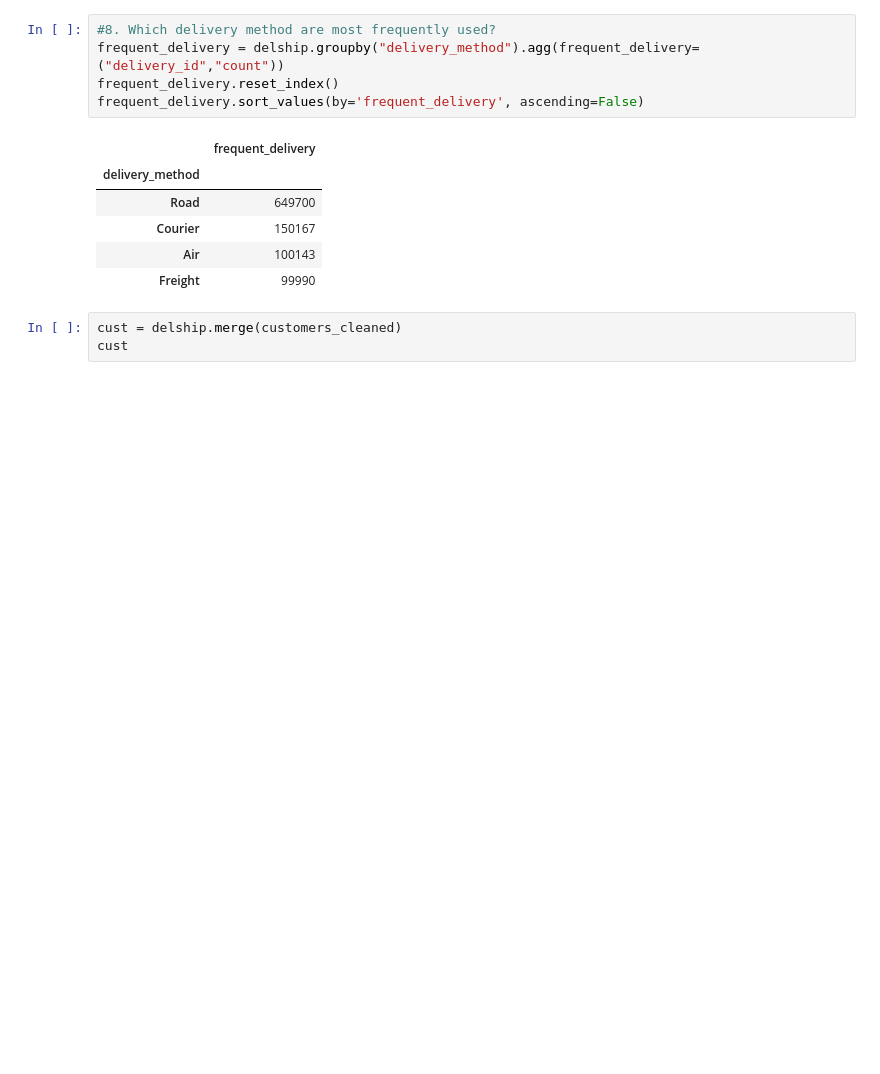
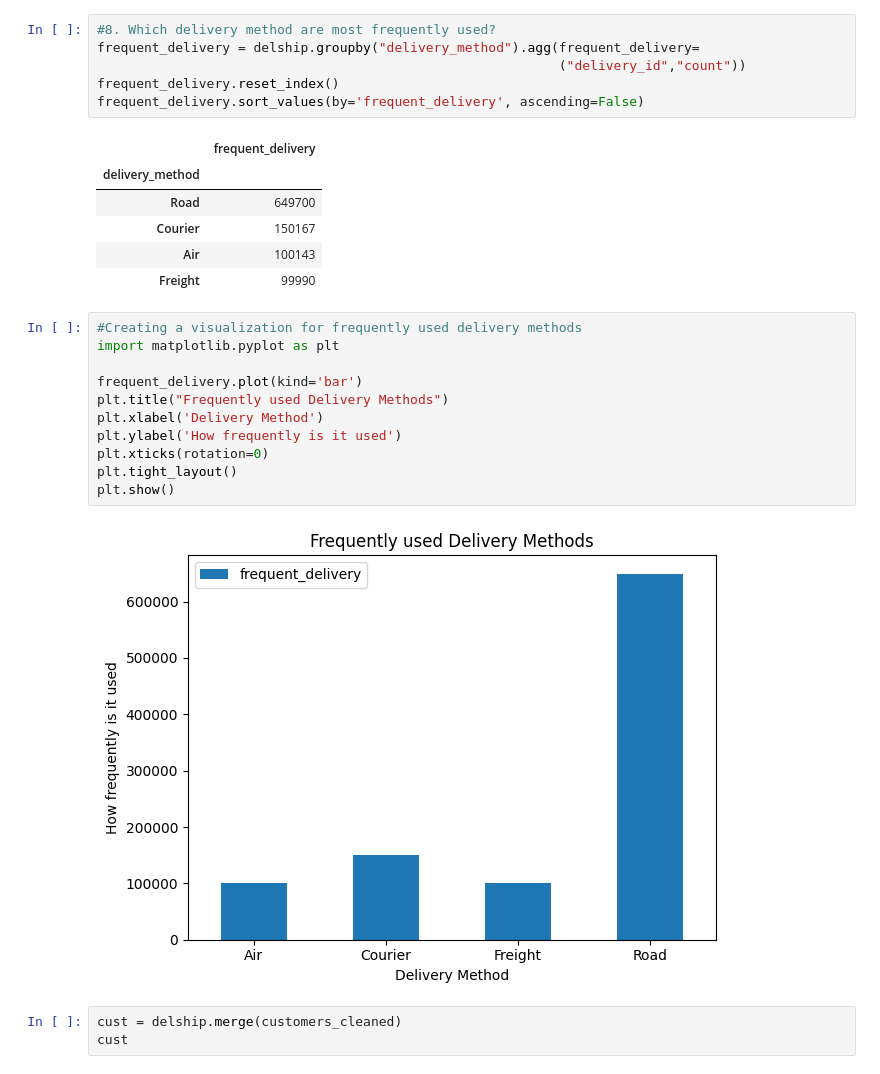
Before and after one commit to jilyanga2/Logistics-And-Delivery-Intelligence, a Jupyter notebook: feature-engineering.ipynb, the cells around one changed output. Saved outputs shown, nothing was run; the diff lists cells and outputs as text; blank space fills up the shorter version.

```diff
--- a/feature-engineering.ipynb
+++ b/feature-engineering.ipynb
@@ -836,7 +850,8 @@ delship = pd.merge(
 )
 # %%
 #8. Which delivery method are most frequently used?
-frequent_delivery = delship.groupby("delivery_method").agg(frequent_delivery=("delivery_id","count"))
+frequent_delivery = delship.groupby("delivery_method").agg(frequent_delivery=
+                                                           ("delivery_id","count"))
 frequent_delivery.reset_index()
 frequent_delivery.sort_values(by='frequent_delivery', ascending=False)
 # %% [output]
@@ -846,6 +861,19 @@ frequent_delivery.sort_values(by='frequent_delivery', ascending=False)
 | Courier | 150167 |
 | Air | 100143 |
 | Freight | 99990 |
+# %%
+#Creating a visualization for frequently used delivery methods
+import matplotlib.pyplot as plt
+
+frequent_delivery.plot(kind='bar')
+plt.title("Frequently used Delivery Methods")
+plt.xlabel('Delivery Method')
+plt.ylabel('How frequently is it used')
+plt.xticks(rotation=0)
+plt.tight_layout()
+plt.show()
+# %% [output]
+[figure, added]
 # %%
 cust = delship.merge(customers_cleaned)
 cust
```
Also changed, not shown: parts of 20 cells of this notebook, 1 other file.
